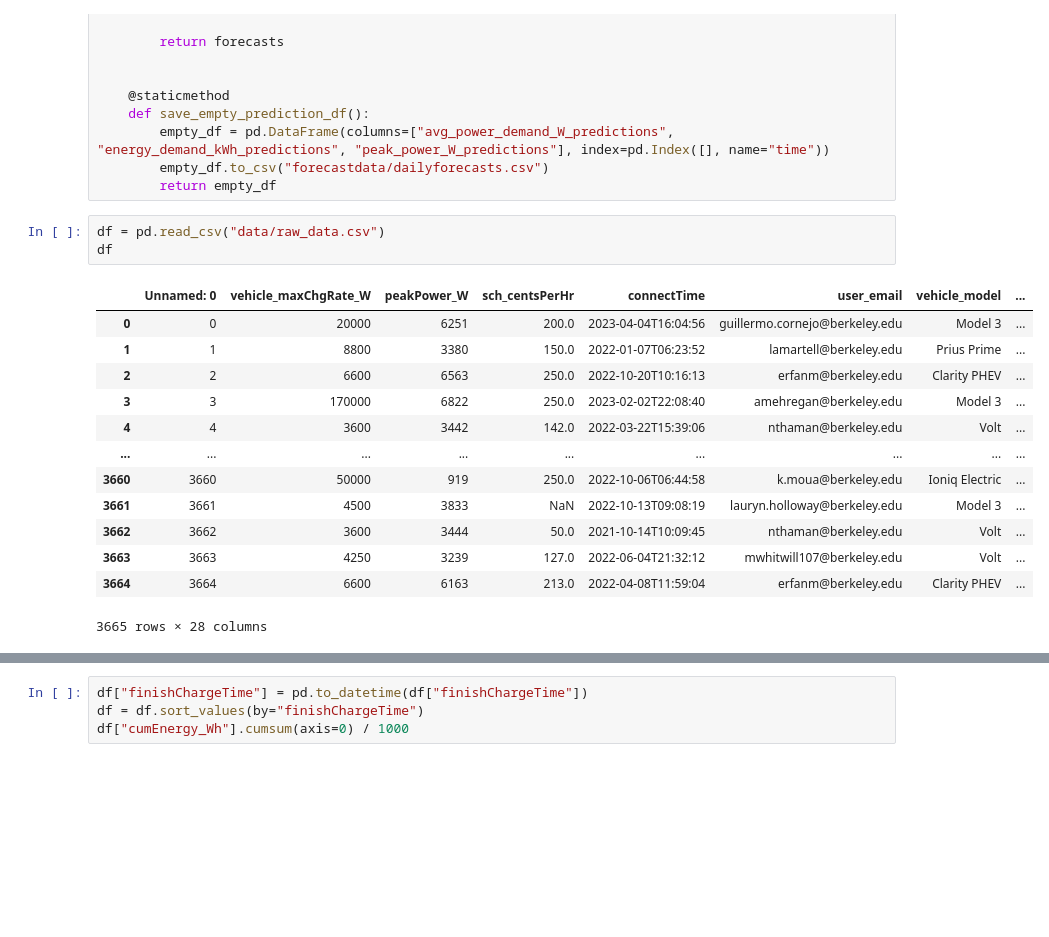
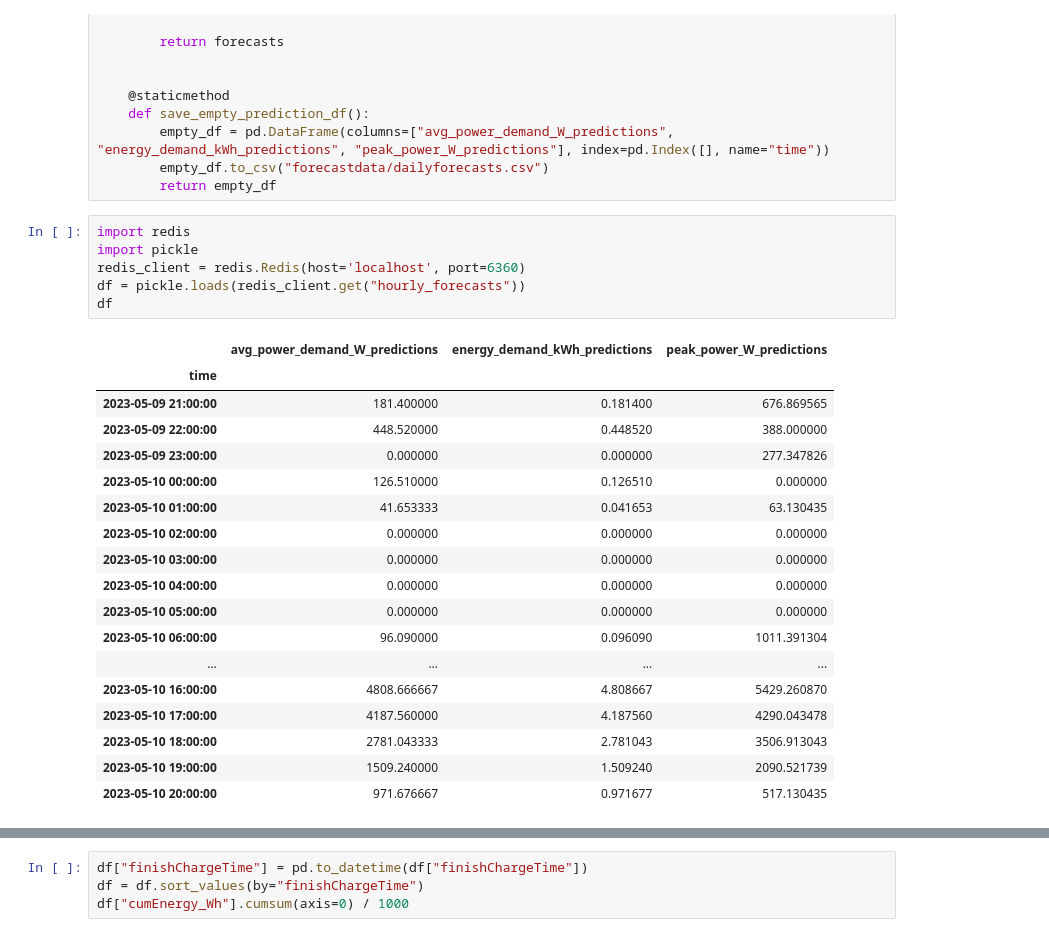
Before and after one commit to winston-edwin-chiong/slrpEV-data-dashboard, a Jupyter notebook: SessionLvlVIz.ipynb, the cells around one changed output, grey strips where cells are left out. Drawn from its saved outputs; the diff is of its cells as text; blank space fills up the shorter version.

```diff
--- a/SessionLvlVIz.ipynb
+++ b/SessionLvlVIz.ipynb
@@ -263,19 +263,27 @@ class CreateDailyForecasts:
         empty_df.to_csv("forecastdata/dailyforecasts.csv")
         return empty_df
 # %%
-df = pd.read_csv("data/raw_data.csv")
+import redis
+import pickle
+redis_client = redis.Redis(host='localhost', port=6360)
+df = pickle.loads(redis_client.get("hourly_forecasts"))
 df
 # %% [output]
-|  | Unnamed: 0 | vehicle_maxChgRate_W | peakPower_W | sch_centsPerHr | connectTime | user_email | vehicle_model | ... |
-| 0 | 0 | 20000 | 6251 | 200.0 | 2023-04-04T16:04:56 | guillermo.cornejo@berkeley.edu | Model 3 | ... |
-| 1 | 1 | 8800 | 3380 | 150.0 | 2022-01-07T06:23:52 | lamartell@berkeley.edu | Prius Prime | ... |
-| 2 | 2 | 6600 | 6563 | 250.0 | 2022-10-20T10:16:13 | erfanm@berkeley.edu | Clarity PHEV | ... |
-| 3 | 3 | 170000 | 6822 | 250.0 | 2023-02-02T22:08:40 | amehregan@berkeley.edu | Model 3 | ... |
-| 4 | 4 | 3600 | 3442 | 142.0 | 2022-03-22T15:39:06 | nthaman@berkeley.edu | Volt | ... |
-| ... | ... | ... | ... | ... | ... | ... | ... | ... |
-| 3660 | 3660 | 50000 | 919 | 250.0 | 2022-10-06T06:44:58 | k.moua@berkeley.edu | Ioniq Electric | ... |
-| 3661 | 3661 | 4500 | 3833 | NaN | 2022-10-13T09:08:19 | lauryn.holloway@berkeley.edu | Model 3 | ... |
-| 3662 | 3662 | 3600 | 3444 | 50.0 | 2021-10-14T10:09:45 | nthaman@berkeley.edu | Volt | ... |
-| 3663 | 3663 | 4250 | 3239 | 127.0 | 2022-06-04T21:32:12 | mwhitwill107@berkeley.edu | Volt | ... |
-| 3664 | 3664 | 6600 | 6163 | 213.0 | 2022-04-08T11:59:04 | erfanm@berkeley.edu | Clarity PHEV | ... |
+|  | avg_power_demand_W_predictions | energy_demand_kWh_predictions | peak_power_W_predictions |
+| time |  |  |  |
+| 2023-05-09 21:00:00 | 181.400000 | 0.181400 | 676.869565 |
+| 2023-05-09 22:00:00 | 448.520000 | 0.448520 | 388.000000 |
+| 2023-05-09 23:00:00 | 0.000000 | 0.000000 | 277.347826 |
+| 2023-05-10 00:00:00 | 126.510000 | 0.126510 | 0.000000 |
+| 2023-05-10 01:00:00 | 41.653333 | 0.041653 | 63.130435 |
+| 2023-05-10 02:00:00 | 0.000000 | 0.000000 | 0.000000 |
+| 2023-05-10 03:00:00 | 0.000000 | 0.000000 | 0.000000 |
+| 2023-05-10 04:00:00 | 0.000000 | 0.000000 | 0.000000 |
+| 2023-05-10 05:00:00 | 0.000000 | 0.000000 | 0.000000 |
+| 2023-05-10 06:00:00 | 96.090000 | 0.096090 | 1011.391304 |
+| ... | ... | ... | ... |
+| 2023-05-10 16:00:00 | 4808.666667 | 4.808667 | 5429.260870 |
+| 2023-05-10 17:00:00 | 4187.560000 | 4.187560 | 4290.043478 |
+| 2023-05-10 18:00:00 | 2781.043333 | 2.781043 | 3506.913043 |
+| 2023-05-10 19:00:00 | 1509.240000 | 1.509240 | 2090.521739 |
+| 2023-05-10 20:00:00 | 971.676667 | 0.971677 | 517.130435 |
-3665 rows × 28 columns
```
Also changed, not shown: parts of 2 cells of this notebook, 12 other files.
